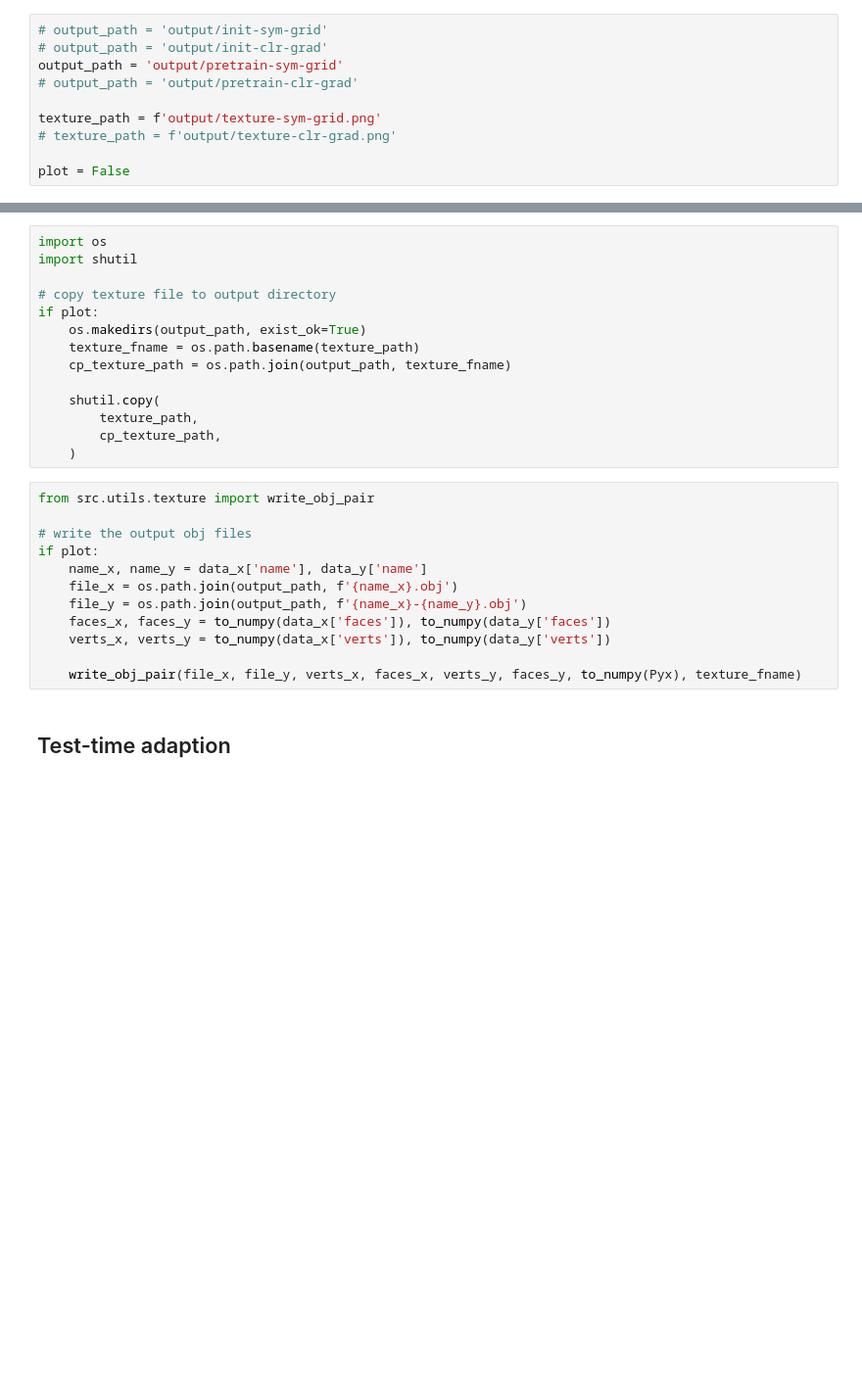
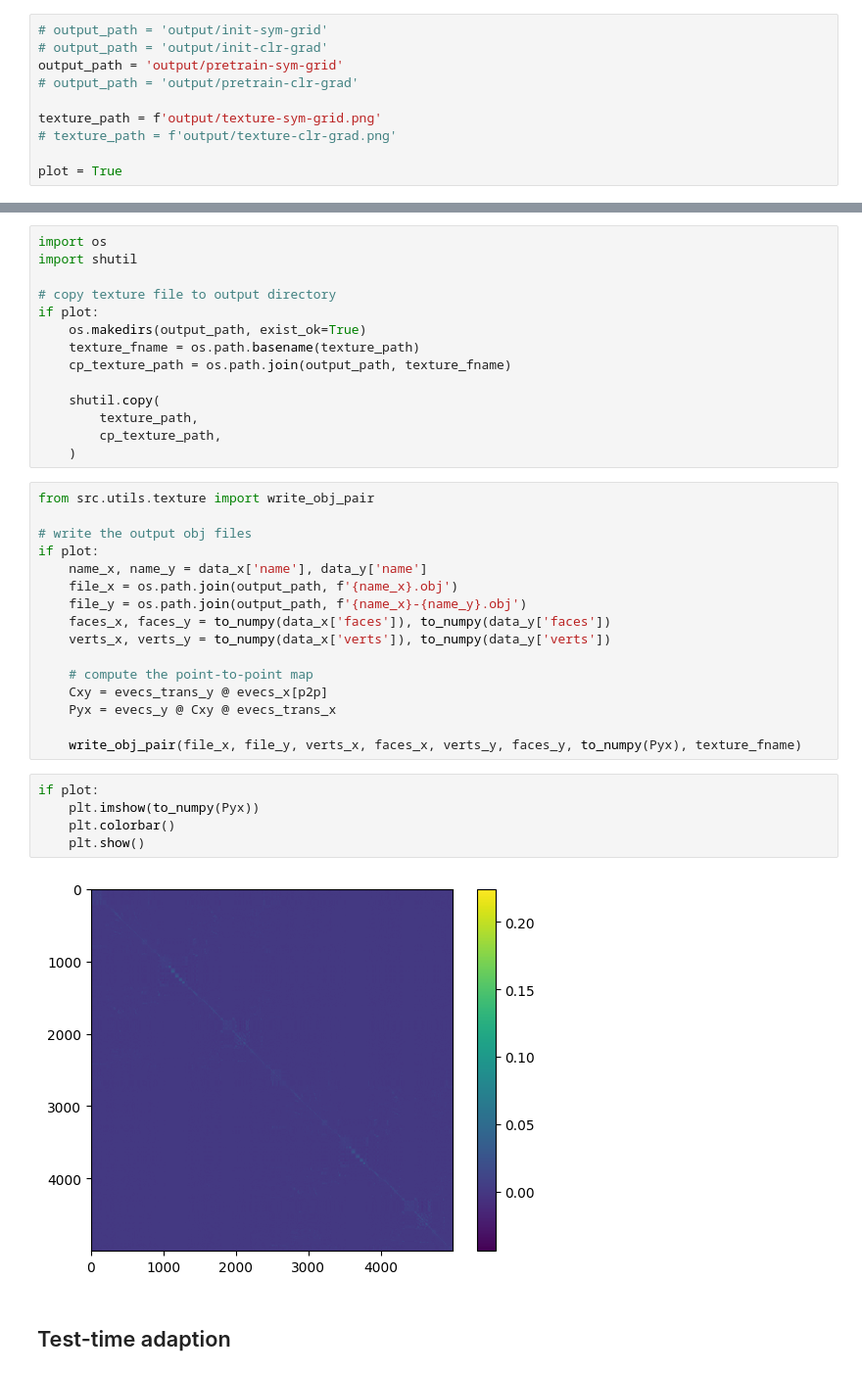
Before and after one commit to liu-qilong/urssm-replicate, a Jupyter notebook: notebook/infer-workflow.ipynb, the cells around one changed output, grey strips where cells are left out. Shown at 98% size. Saved outputs shown, nothing was run; the diff lists cells and outputs as text; blank space fills up the shorter version.

```diff
--- a/notebook/infer-workflow.ipynb
+++ b/notebook/infer-workflow.ipynb
@@ -13,7 +13,7 @@ output_path = 'output/pretrain-sym-grid'
 texture_path = f'output/texture-sym-grid.png'
 # texture_path = f'output/texture-clr-grad.png'
 
-plot = False
+plot = True
 # %% [markdown]
 ## Dataset
 # %%
@@ -351,7 +361,18 @@ if plot:
     faces_x, faces_y = to_numpy(data_x['faces']), to_numpy(data_y['faces'])
     verts_x, verts_y = to_numpy(data_x['verts']), to_numpy(data_y['verts'])
 
+    # compute the point-to-point map
+    Cxy = evecs_trans_y @ evecs_x[p2p]
+    Pyx = evecs_y @ Cxy @ evecs_trans_x
+
     write_obj_pair(file_x, file_y, verts_x, faces_x, verts_y, faces_y, to_numpy(Pyx), texture_fname)
+# %%
+if plot:
+    plt.imshow(to_numpy(Pyx))
+    plt.colorbar()
+    plt.show()
+# %% [output]
+[figure, added]
 # %% [markdown]
 ## Test-time adaption
 # %%
```
Also changed, not shown: parts of 16 cells of this notebook, 1 other file.
